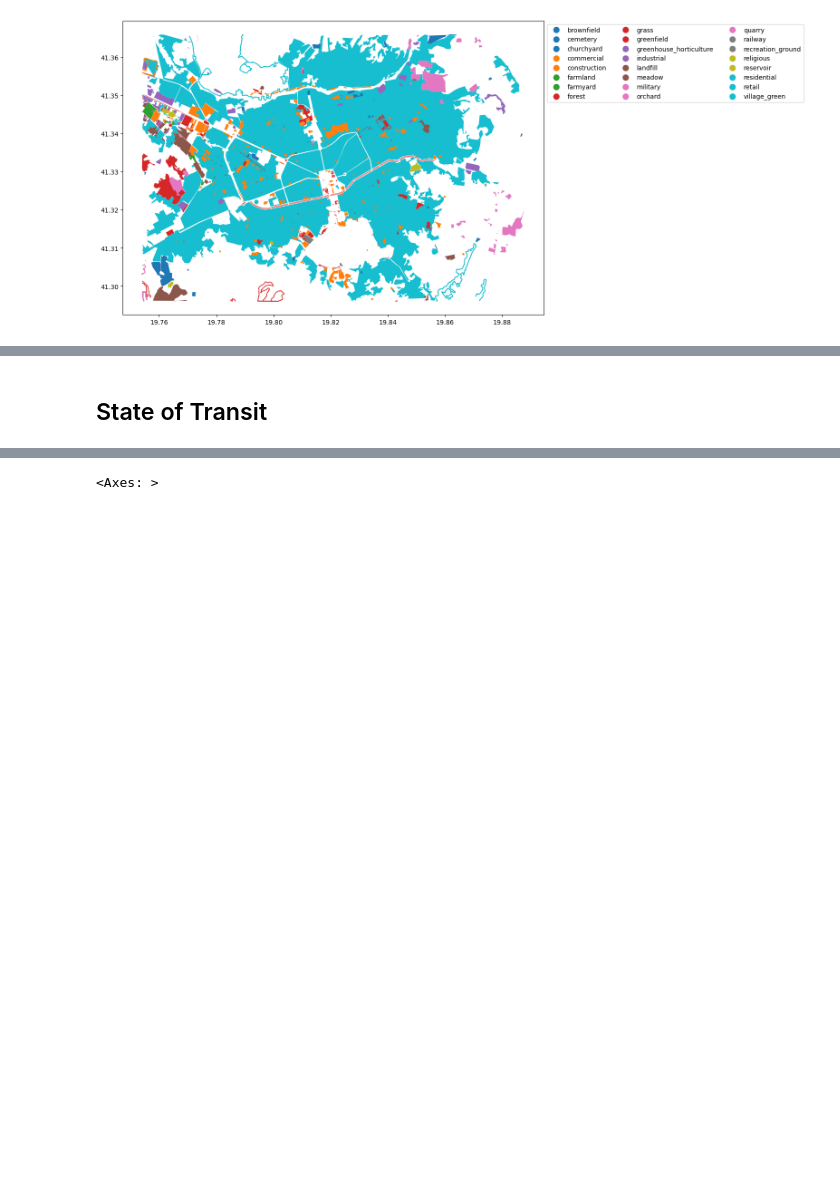
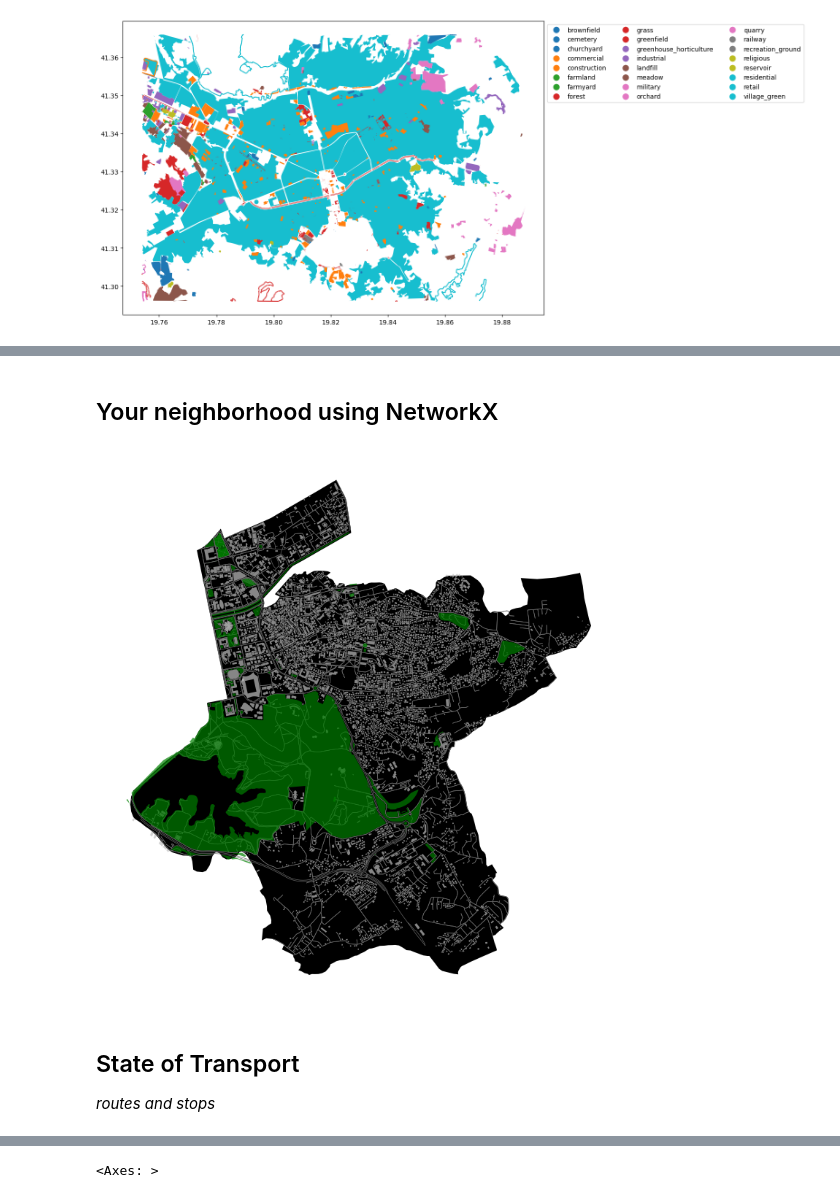
Before and after one commit to pomodoren/pomoblog, a Jupyter notebook: 2023-08-03-transport-OSS and Mobility.ipynb, the cells around one changed output, grey strips where cells are left out. Drawn from its saved outputs; the diff is of its cells as text; code cells hidden in the pictures; blank space fills up the shorter version.

```diff
--- a/2023-08-03-transport-OSS and Mobility.ipynb
+++ b/2023-08-03-transport-OSS and Mobility.ipynb
@@ -37,0 +94,5 @@ ax = buildings.plot(column="building", **std_kwargs)
+# %%
+# Retrieve nodes and edges
+nodes, edges = ox.graph_to_gdfs(graph)
+display(nodes.head(3))
+display(edges.head(3))
@@ -38,2 +110,30 @@ ax = buildings.plot(column="building", **std_kwargs)
+# %%
+import matplotlib.pyplot as plt
+def plot_cool_neighborhood(area, buildings, parks):
+    # plot
+    fig, ax = plt.subplots(figsize=(12,8))
+
+    # Plot all
+    area.plot(ax=ax, facecolor='black', zorder=0)
+    edges.plot(ax=ax, linewidth=0.5, edgecolor='dimgray', zorder=1)
+    buildings.plot(ax=ax, facecolor='silver', alpha=0.7, zorder=2)
+    parks.plot(ax=ax, color='green', alpha=0.7, markersize=10, zorder=3)
+
+    plt.tight_layout()
+    plt.axis('off')
+# %% [markdown]
+## Your neighborhood using NetworkX
+# %%
+# Get place boundary related to the place name as a geodataframe
+area = ox.geocode_to_gdf(place_name)
+
+# List key-value pairs for tags
+tags = {'leisure': 'park', 'landuse': 'grass'}; parks = ox.geometries_from_place(place_name, tags)
+tags = {'building': True}; buildings = ox.geometries_from_place(place_name, tags)
+plot_cool_neighborhood(area, buildings, parks)
+# %% [output]
+[figure, added]
 # %% [markdown]
-## State of Transit
+## State of Transport
+
+*routes and stops*
```
Also changed, not shown: parts of 58 cells of this notebook, 40 other files.
